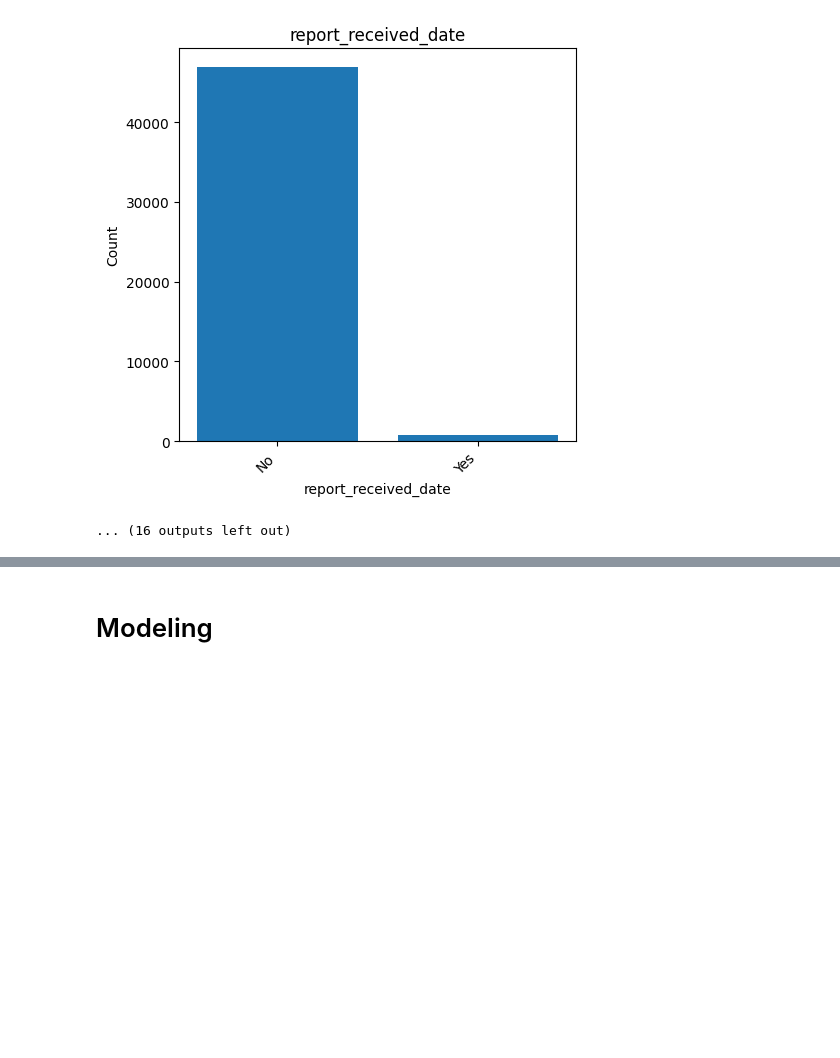
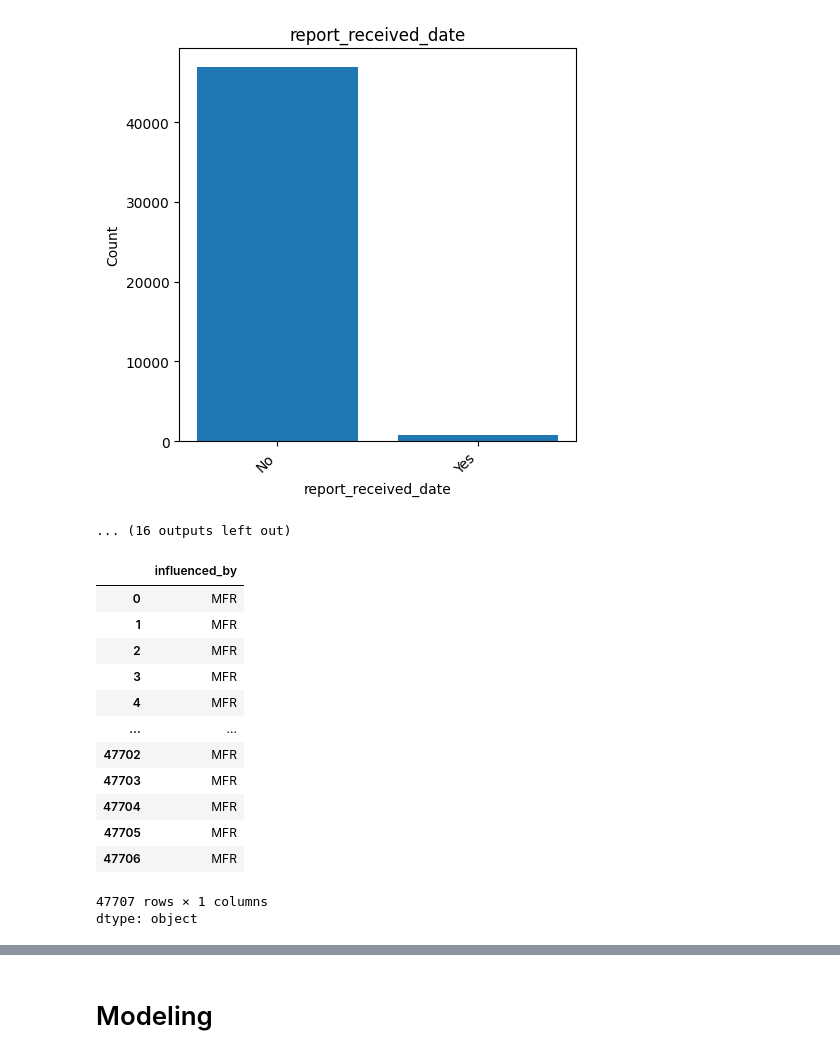
Before and after one commit to djmans630/DSC148_Project, a Jupyter notebook: DSC148_Final_Project_Daniel.ipynb, the cells around one changed output, grey strips where cells are left out. Saved outputs shown, nothing was run; the diff lists cells and outputs as text; code cells hidden in the pictures; blank space fills up the shorter version.

```diff
--- a/DSC148_Final_Project_Daniel.ipynb
+++ b/DSC148_Final_Project_Daniel.ipynb
@@ -378,14 +378,14 @@ to_ordinal = [
     'vehicle_era',
     'recall_scale',
     'defect_severity',
-    'risk_tier',
-    'influenced_by'
+    'risk_tier'
 ]
 
 to_ohe = [
     'make_origin',
     'recall_type_code',
-    'component_category'
+    'component_category',
+    'influenced_by'
 ]
 
 to_mode_impute = to_ordinal + to_ohe
@@ -398,6 +398,23 @@ def mode_impute(x, mode):
 
 for col in to_mode_impute:
   df[col] = df[col].apply(mode_impute, args = (df[col].mode()[0],))
+# %%
+df['influenced_by']
+# %% [output]
+|  | influenced_by |
+| 0 | MFR |
+| 1 | MFR |
+| 2 | MFR |
+| 3 | MFR |
+| 4 | MFR |
+| ... | ... |
+| 47702 | MFR |
+| 47703 | MFR |
+| 47704 | MFR |
+| 47705 | MFR |
+| 47706 | MFR |
+47707 rows × 1 columns
+dtype: object
 # %%
 # ordinal encoding
 
```
Also changed, not shown: parts of 12 cells of this notebook.
